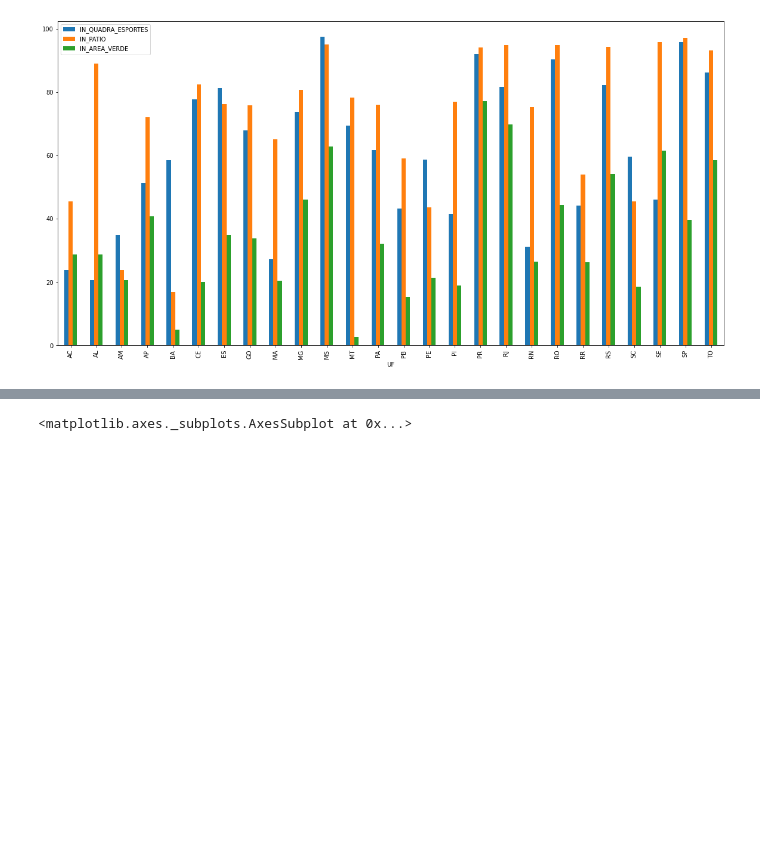
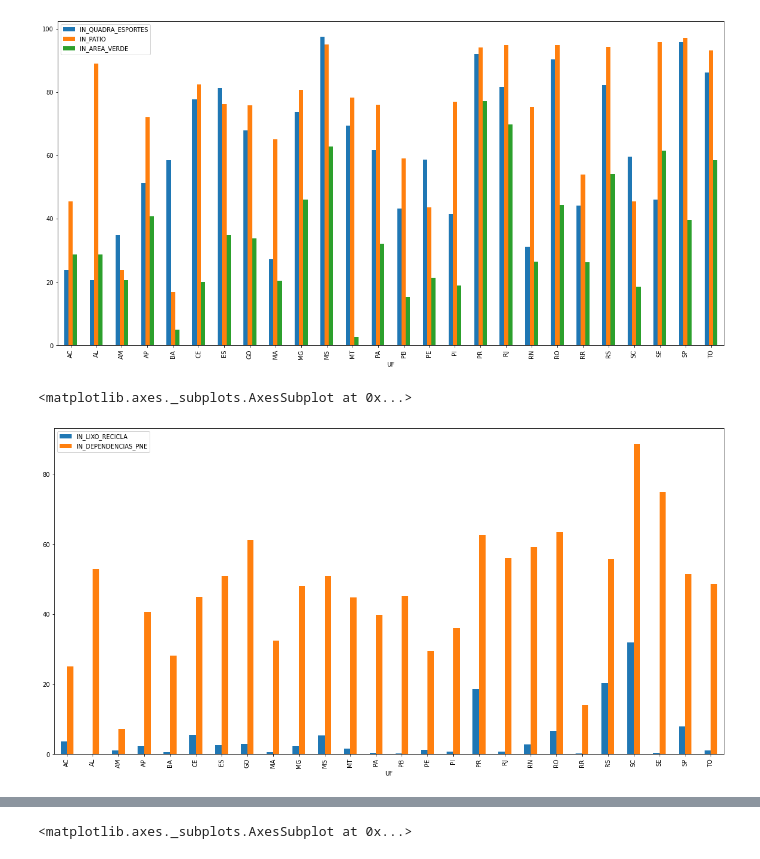
Before and after one commit to matteushc/tcc, a Jupyter notebook: 07-juncao_dados.ipynb, the cells around one changed output, grey strips where cells are left out. Saved outputs shown, nothing was run; the diff lists cells and outputs as text; code cells hidden in the pictures; blank space fills up the shorter version.

```diff
--- a/07-juncao_dados.ipynb
+++ b/07-juncao_dados.ipynb
@@ -176,3 +181,10 @@ area.plot(kind='bar', figsize=(20,10))
 # %% [output]
 <matplotlib.axes._subplots.AxesSubplot at 0x...>
 [figure]
+# %%
+dependencias_lixo = final[['UF', 'IN_LIXO_RECICLA', 'IN_DEPENDENCIAS_PNE']].groupby('UF') \
+            .agg(lambda x: x.mean())
+dependencias_lixo.plot(kind='bar', figsize=(20,10))
+# %% [output]
+<matplotlib.axes._subplots.AxesSubplot at 0x...>
+[figure, added]
```
Also changed, not shown: parts of 17 cells of this notebook, 2 other files.
